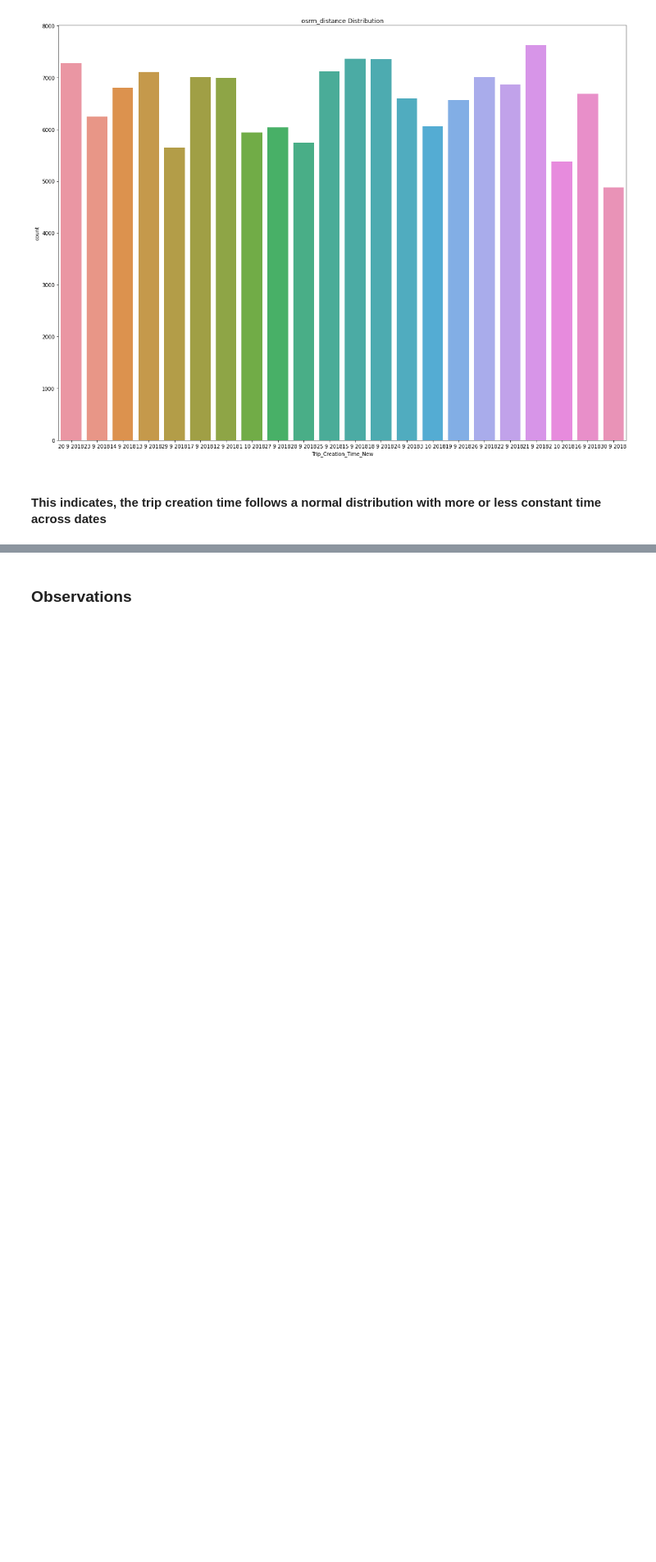
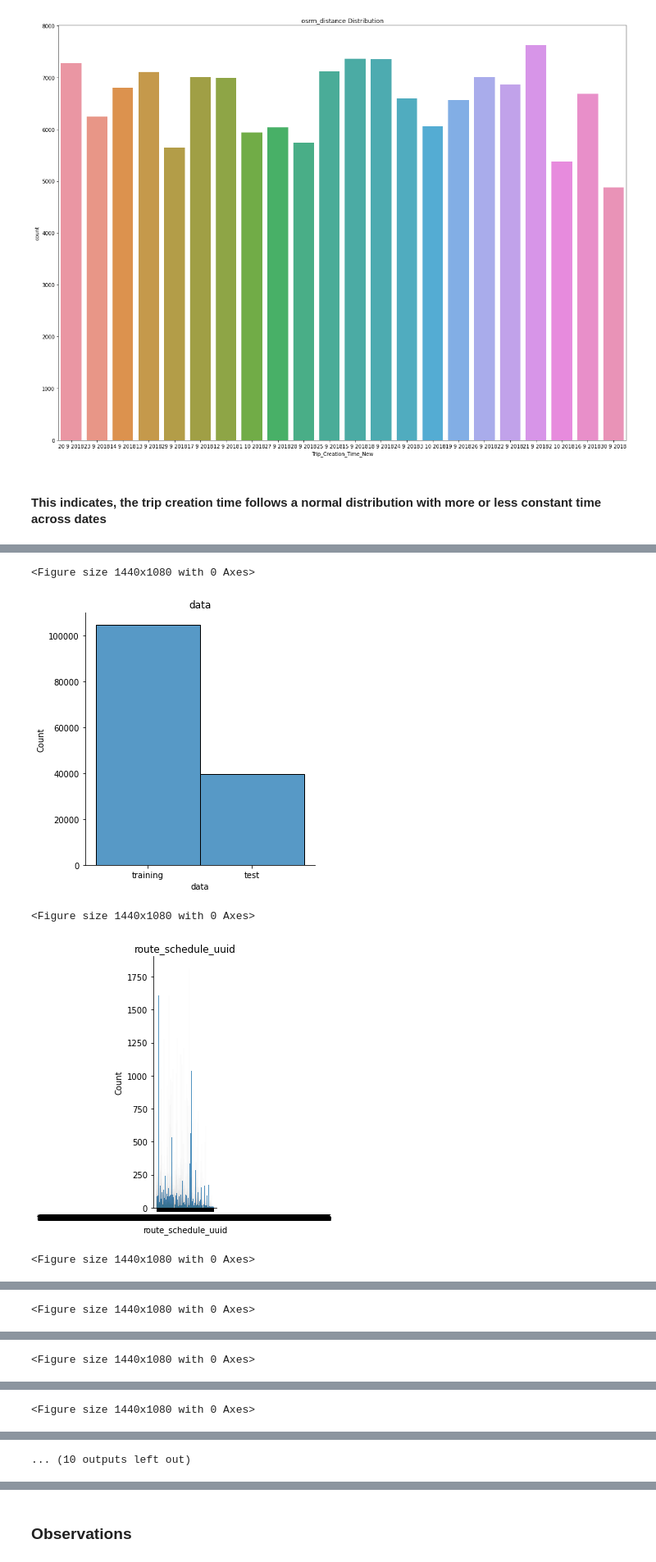
Before and after one commit to pkmariya/Scaler01, a Jupyter notebook: Delhivery_CaseStudy_Mariya_DSMLJune22.ipynb, the cells around one changed output, grey strips where cells are left out. Shown at 82% size. Drawn from its saved outputs; the diff is of its cells as text; code cells hidden in the pictures; blank space fills up the shorter version.

```diff
--- a/Delhivery_CaseStudy_Mariya_DSMLJune22.ipynb
+++ b/Delhivery_CaseStudy_Mariya_DSMLJune22.ipynb
@@ -455,0 +531,14 @@ plt.show()
+# %%
+# Bi-variate analysis of Categorical Features
+for i in cat_features:
+ plt.figure(figsize = (20,15))
+ sns.displot(data=work_df,x = i)
+ plt.title(i)
+
+ plt.show()
+# %% [output]
+<Figure size 1440x1080 with 0 Axes>
+[figure, added]
+<Figure size 1440x1080 with 0 Axes>
+[figure, added]
+<Figure size 1440x1080 with 0 Axes>
@@ -455,0 +546 @@ plt.show()
+<Figure size 1440x1080 with 0 Axes>
@@ -455,0 +548 @@ plt.show()
+<Figure size 1440x1080 with 0 Axes>
@@ -455,0 +550 @@ plt.show()
+<Figure size 1440x1080 with 0 Axes>
@@ -455,0 +552 @@ plt.show()
+... (10 outputs left out)
```
Also changed, not shown: parts of 21 cells of this notebook.
